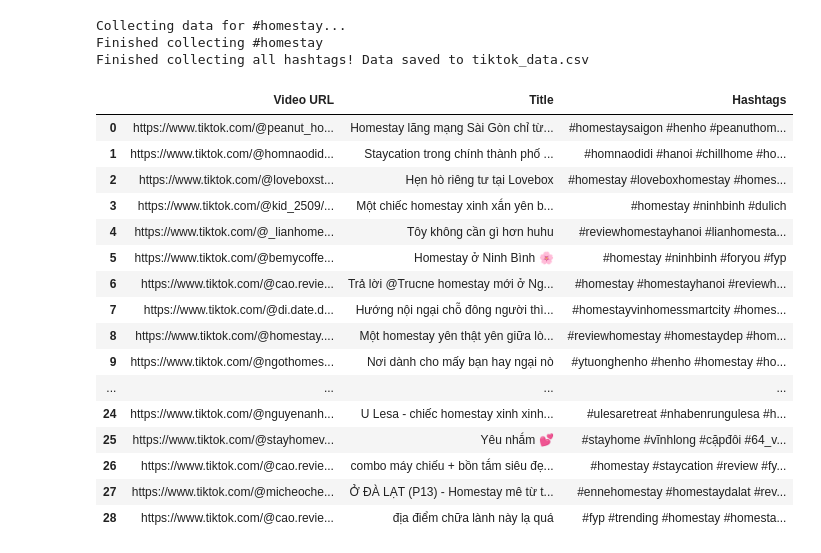
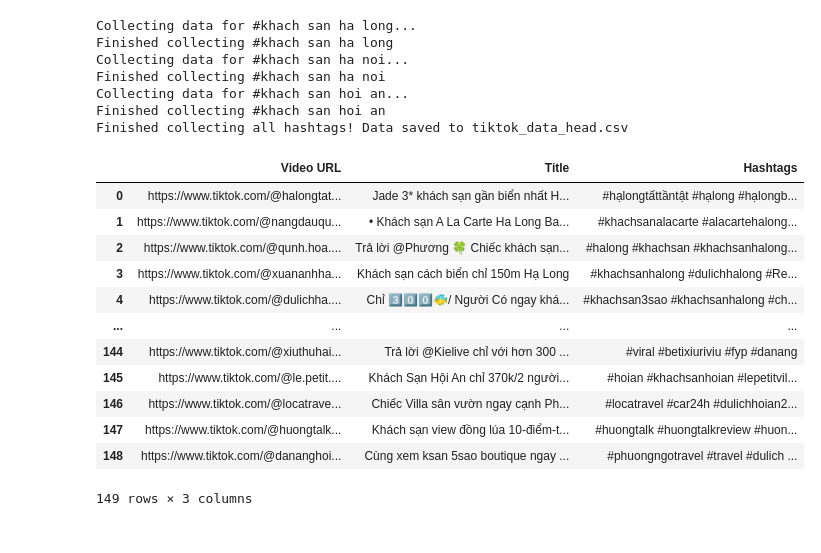
Before and after one commit to hako1106/video-success-predictor, a Jupyter notebook: new_crawl.ipynb, the cells around one changed output. Drawn from its saved outputs; the diff is of its cells as text; code cells hidden in the pictures.

```diff
--- a/new_crawl.ipynb
+++ b/new_crawl.ipynb
@@ -29,17 +29,24 @@ options.add_experimental_option('excludeSwitches', ['enable-automation'])
 options.add_experimental_option('useAutomationExtension', False)
 # %%
 # Input CSV file name
-input_file_name = 'tiktok_data.csv'
+input_file_name = 'tiktok_data_head.csv'
 
 # List of hashtags to collect
-hashtags = ["homestay"]
+hashtags = ["khach san ha long", "khach san ha noi", "khach san hoi an",
+            "khach san ho chi minh", "khach san da nang", "khach san sapa",
+            "khach san ninh binh", "khach san da lat", "khach san phu quoc",
+            "khach san hue", "khach san mui ne", "khach san nha trang",
+            "khach san quy nhon", "khach san can tho", "khach san phong nha",
+            "khach san con dao", "khach san cao bang", "khach san mai chau",
+            "khach san tay ninh", "khach san vung tau", "khach san ha giang", "khach san phan thiet"
+]
 
 # Function to scroll the page to load more videos
 def scroll_page(driver, scroll_count=1):
     last_height = driver.execute_script("return document.body.scrollHeight")
     for _ in range(scroll_count):
         driver.execute_script("window.scrollTo(0, document.body.scrollHeight);")
-        time.sleep(5)
+        time.sleep(10)
         new_height = driver.execute_script("return document.body.scrollHeight")
         if new_height == last_height:
             break
@@ -56,11 +63,11 @@ with open(input_file_name, 'w', newline='', encoding='utf-8') as csvfile:
 
         # Open the browser and navigate to the TikTok hashtag page
         driver = webdriver.Chrome(service=service, options=options)
-        driver.get(f"https://www.tiktok.com/tag/{hashtag}")
-        time.sleep(5)  # Wait for the page to load
+        driver.get(f"https://www.tiktok.com/tag/{hashtag}?lang=vi-VN")
+        time.sleep(10)  # Wait for the page to load
 
         # Scroll the page to load more videos
-        scroll_page(driver)
+        scroll_page(driver, scroll_count=13) # Adjust scroll count as needed
 
         # Find all videos on the hashtag page
         elements = driver.find_elements(By.CSS_SELECTOR, 'a[href*="/video/"]')
@@ -81,32 +88,32 @@ with open(input_file_name, 'w', newline='', encoding='utf-8') as csvfile:
 
 print(f"Finished collecting all hashtags! Data saved to {input_file_name}")
 # %% [output]
-Collecting data for #homestay...
-Finished collecting #homestay
-Finished collecting all hashtags! Data saved to tiktok_data.csv
+Collecting data for #khach san ha long...
+Finished collecting #khach san ha long
+Collecting data for #khach san ha noi...
+Finished collecting #khach san ha noi
+Collecting data for #khach san hoi an...
+Finished collecting #khach san hoi an
+Finished collecting all hashtags! Data saved to tiktok_data_head.csv
 # %%
 import pandas as pd
 # Đọc file CSV và hiển thị dữ liệu
-df = pd.read_csv("tiktok_data.csv")
+df = pd.read_csv("tiktok_data_head.csv")
 df
 # %% [output]
 |  | Video URL | Title | Hashtags |
-| 0 | https://www.tiktok.com/@peanut_ho... | Homestay lãng mạng Sài Gòn chỉ từ... | #homestaysaigon #henho #peanuthom... |
-| 1 | https://www.tiktok.com/@homnaodid... | Staycation trong chính thành phố ... | #homnaodidi #hanoi #chillhome #ho... |
-| 2 | https://www.tiktok.com/@loveboxst... | Hẹn hò riêng tư tại Lovebox | #homestay #loveboxhomestay #homes... |
-| 3 | https://www.tiktok.com/@kid_2509/... | Một chiếc homestay xinh xắn yên b... | #homestay #ninhbinh #dulich |
-| 4 | https://www.tiktok.com/@_lianhome... | Tôy không cần gì hơn huhu | #reviewhomestayhanoi #lianhomesta... |
-| 5 | https://www.tiktok.com/@bemycoffe... | Homestay ở Ninh Bình 🌸 | #homestay #ninhbinh #foryou #fyp |
-| 6 | https://www.tiktok.com/@cao.revie... | Trả lời @Trucne homestay mới ở Ng... | #homestay #homestayhanoi #reviewh... |
-| 7 | https://www.tiktok.com/@di.date.d... | Hướng nội ngại chỗ đông người thì... | #homestayvinhomessmartcity #homes... |
-| 8 | https://www.tiktok.com/@homestay.... | Một homestay yên thật yên giữa lò... | #reviewhomestay #homestaydep #hom... |
-| 9 | https://www.tiktok.com/@ngothomes... | Nơi dành cho mấy bạn hay ngại nò | #ytuonghenho #henho #homestay #ho... |
+| 0 | https://www.tiktok.com/@halongtat... | Jade 3* khách sạn gần biển nhất H... | #hạlongtấttầntật #hạlong #hạlongb... |
+| 1 | https://www.tiktok.com/@nangdauqu... | • Khách sạn A La Carte Ha Long Ba... | #khachsanalacarte #alacartehalong... |
+| 2 | https://www.tiktok.com/@qunh.hoa.... | Trả lời @Phương 🍀 Chiếc khách sạn... | #halong #khachsan #khachsanhalong... |
+| 3 | https://www.tiktok.com/@xuananhha... | Khách sạn cách biển chỉ 150m Hạ Long | #khachsanhalong #dulichhalong #Re... |
+| 4 | https://www.tiktok.com/@dulichha.... | Chỉ 3️⃣0️⃣0️⃣🐠/ Người Có ngay khá... | #khachsan3sao #khachsanhalong #ch... |
 | ... | ... | ... | ... |
-| 24 | https://www.tiktok.com/@nguyenanh... | U Lesa - chiếc homestay xinh xinh... | #ulesaretreat #nhabenrungulesa #h... |
-| 25 | https://www.tiktok.com/@stayhomev... | Yêu nhắm 💕 | #stayhome #vĩnhlong #cặpđôi #64_v... |
-| 26 | https://www.tiktok.com/@cao.revie... | combo máy chiếu + bồn tắm siêu đẹ... | #homestay #staycation #review #fy... |
-| 27 | https://www.tiktok.com/@micheoche... | Ở ĐÀ LẠT (P13) - Homestay mê từ t... | #ennehomestay #homestaydalat #rev... |
-| 28 | https://www.tiktok.com/@cao.revie... | địa điểm chữa lành này lạ quá | #fyp #trending #homestay #homesta... |
+| 144 | https://www.tiktok.com/@xiuthuhai... | Trả lời @Kielive chỉ với hơn 300 ... | #viral #betixiuriviu #fyp #danang |
+| 145 | https://www.tiktok.com/@le.petit.... | Khách Sạn Hội An chỉ 370k/2 người... | #hoian #khachsanhoian #lepetitvil... |
+| 146 | https://www.tiktok.com/@locatrave... | Chiếc Villa sân vườn ngay cạnh Ph... | #locatravel #car24h #dulichhoian2... |
+| 147 | https://www.tiktok.com/@huongtalk... | Khách sạn view đồng lúa 10-điểm-t... | #huongtalk #huongtalkreview #huon... |
+| 148 | https://www.tiktok.com/@dananghoi... | Cùng xem ksan 5sao boutique ngay ... | #phuongngotravel #travel #dulich ... |
+149 rows × 3 columns
 # %%
 # Input CSV file name
 input_file_name = 'tiktok_data.csv'
```
Also changed, not shown: parts of 6 cells of this notebook.
